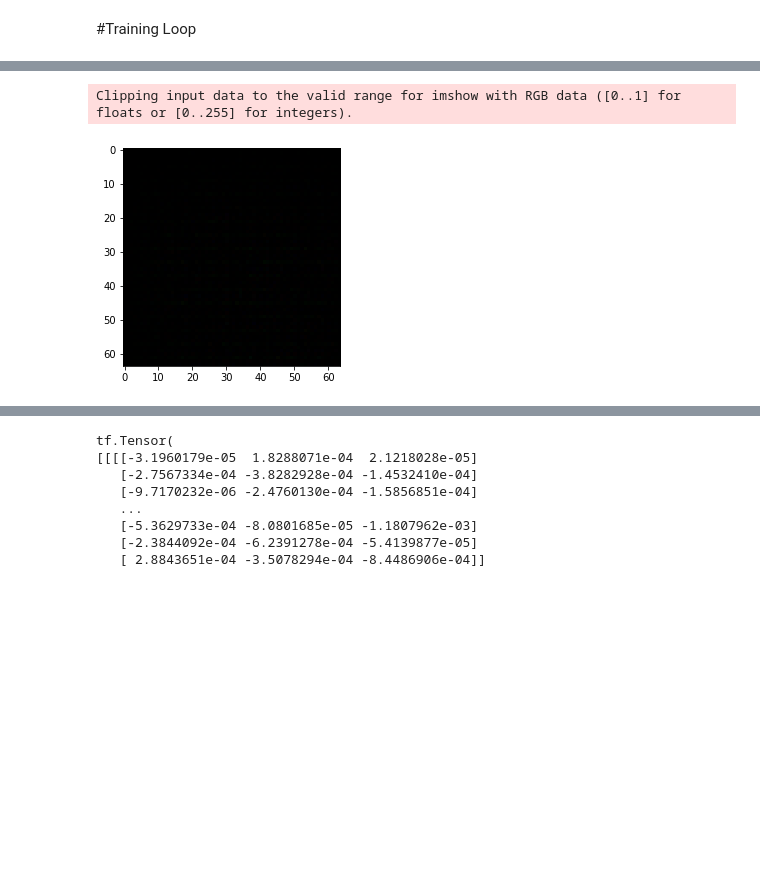
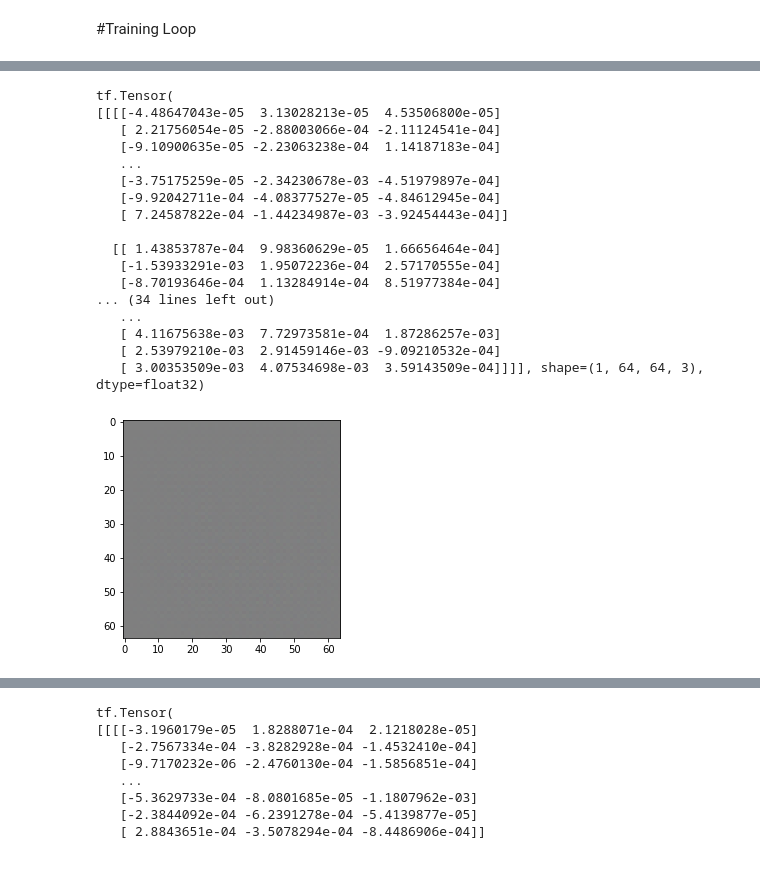
Before and after one commit to JRyanShue/DCGAN, a Jupyter notebook: src/DCGAN.ipynb, the cells around one changed output, grey strips where cells are left out. Saved outputs shown, nothing was run; the diff lists cells and outputs as text; code cells hidden in the pictures; blank space fills up the shorter version.

```diff
--- a/src/DCGAN.ipynb
+++ b/src/DCGAN.ipynb
@@ -371,15 +340,31 @@ array([[0.6912633 , 0.57849053, 0.18253134, 0.76560236, 0.95422675,
 # %%
 # Feed noise into G and see what we get
 
 test_img = g(rand_noise_vec)
 
-# print(test_img)
+print(test_img)
 
 for img in test_img:
-  plt.imshow(img)
+  plt.imshow((img+1)/2)
 # %% [output]
-Clipping input data to the valid range for imshow with RGB data ([0..1] for floats or [0..255] for integers).
+tf.Tensor(
+[[[[-4.48647043e-05  3.13028213e-05  4.53506800e-05]
+   [ 2.21756054e-05 -2.88003066e-04 -2.11124541e-04]
+   [-9.10900635e-05 -2.23063238e-04  1.14187183e-04]
+   ...
+   [-3.75175259e-05 -2.34230678e-03 -4.51979897e-04]
+   [-9.92042711e-04 -4.08377527e-05 -4.84612945e-04]
+   [ 7.24587822e-04 -1.44234987e-03 -3.92454443e-04]]
+
+  [[ 1.43853787e-04  9.98360629e-05  1.66656464e-04]
+   [-1.53933291e-03  1.95072236e-04  2.57170555e-04]
+   [-8.70193646e-04  1.13284914e-04  8.51977384e-04]
+... (34 lines left out)
+   ...
+   [ 4.11675638e-03  7.72973581e-04  1.87286257e-03]
+   [ 2.53979210e-03  2.91459146e-03 -9.09210532e-04]
+   [ 3.00353509e-03  4.07534698e-03  3.59143509e-04]]]], shape=(1, 64, 64, 3), dtype=float32)
-[figure, old version]
+[figure, new version]
 # %%
 # Sampling random images from the dataset
 
```
Also changed, not shown: parts of 22 cells of this notebook.
